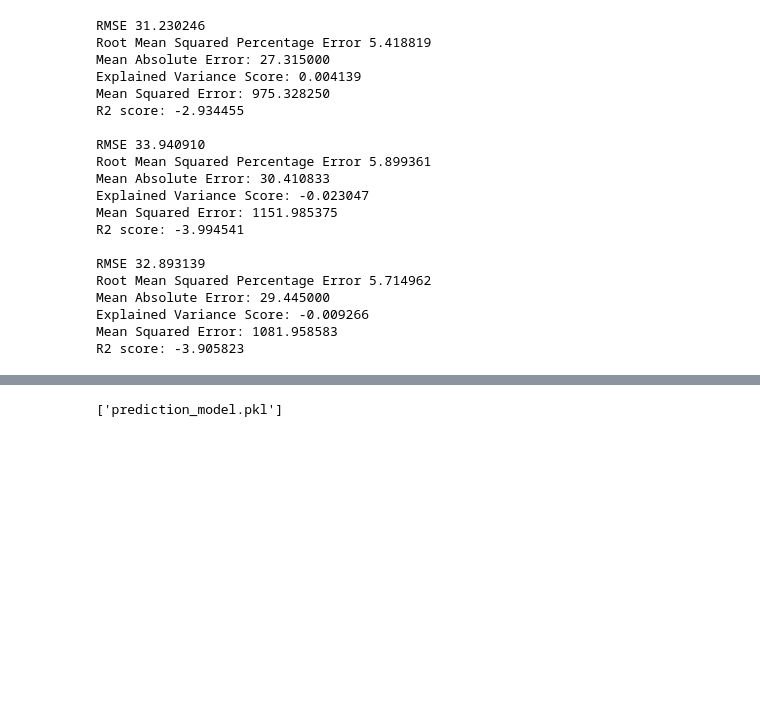
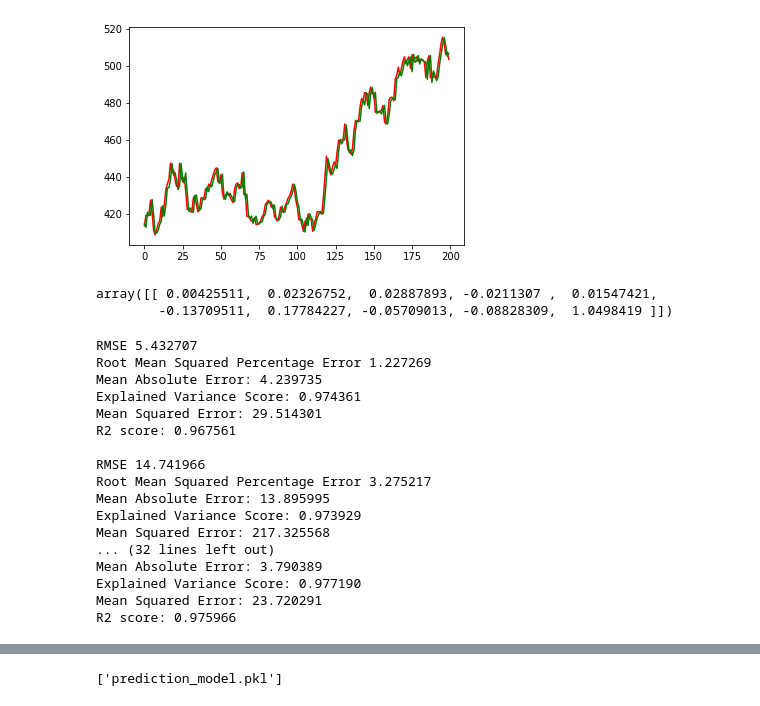
Before and after one commit to pnevmap/Stock-Predictor, a Jupyter notebook: features-and-model-MKS.ipynb, the cells around one changed output, grey strips where cells are left out. Drawn from its saved outputs; the diff is of its cells as text; code cells hidden in the pictures; blank space fills up the shorter version.

```diff
--- a/features-and-model-MKS.ipynb
+++ b/features-and-model-MKS.ipynb
@@ -123,0 +155,15 @@ array([[ 0.07465039, -0.01583566, -0.00959529, -0.05746968,  0.15631765,
+# %%
+from sklearn.linear_model import Ridge
+
+def ridge(X_train, X_test, y_train, y_test):
+    reg = Ridge()
+    reg.fit(X_train, y_train)
+    pred = reg.predict(X_test)
+    #print("Pred: ", pred[:5])
+    #print("Test: ", y_test[:5])
+    print_metrics(y_test.values, pred)
+    return rmse(y_test.values, pred), reg
+# %%
+enregs=[]
+for X_train, X_test, y_train, y_test in cv_sets:
+    enregs.append(ridge(X_train,X_test,y_train,y_test)[1])
@@ -124 +188,13 @@ array([[ 0.07465039, -0.01583566, -0.00959529, -0.05746968,  0.15631765,
+# %%
+t = range(len(y_test))
+plt.plot(t, y_test, 'r', label='Actual')
+plt.plot(t, enregs[1].predict(X_test), 'g', label='Prediction')
+plt.show()
+# %% [output]
+[figure, added]
+# %%
+enregs[1].coef_
+# %% [output]
+array([[ 0.00425511,  0.02326752,  0.02887893, -0.0211307 ,  0.01547421,
+        -0.13709511,  0.17784227, -0.05709013, -0.08828309,  1.0498419 ]])
 # %%
@@ -136,24 +213,22 @@ def random_forest(X_train, X_test, y_train, y_test):
 # %%
-for X_train, X_test, y_train, y_test in create_cv_sets():
-    random_forest(X_train,X_test,y_train,y_test)
+svrs=[]
+for X_train, X_test, y_train, y_test in cv_sets:
+    svrs.append(svr(X_train,X_test,y_train,y_test)[1])
 # %% [output]
-RMSE 31.230246
-Root Mean Squared Percentage Error 5.418819
-Mean Absolute Error: 27.315000
-Explained Variance Score: 0.004139
-Mean Squared Error: 975.328250
-R2 score: -2.934455
+RMSE 5.432707
+Root Mean Squared Percentage Error 1.227269
+Mean Absolute Error: 4.239735
+Explained Variance Score: 0.974361
+Mean Squared Error: 29.514301
+R2 score: 0.967561
 
-RMSE 33.940910
-Root Mean Squared Percentage Error 5.899361
-Mean Absolute Error: 30.410833
-Explained Variance Score: -0.023047
-Mean Squared Error: 1151.985375
-R2 score: -3.994541
-
-RMSE 32.893139
-Root Mean Squared Percentage Error 5.714962
-Mean Absolute Error: 29.445000
-Explained Variance Score: -0.009266
-Mean Squared Error: 1081.958583
-R2 score: -3.905823
+RMSE 14.741966
+Root Mean Squared Percentage Error 3.275217
+Mean Absolute Error: 13.895995
+Explained Variance Score: 0.973929
+Mean Squared Error: 217.325568
+... (32 lines left out)
+Mean Absolute Error: 3.790389
+Explained Variance Score: 0.977190
+Mean Squared Error: 23.720291
+R2 score: 0.975966
```
Also changed, not shown: parts of 16 cells of this notebook, 8 other files.
